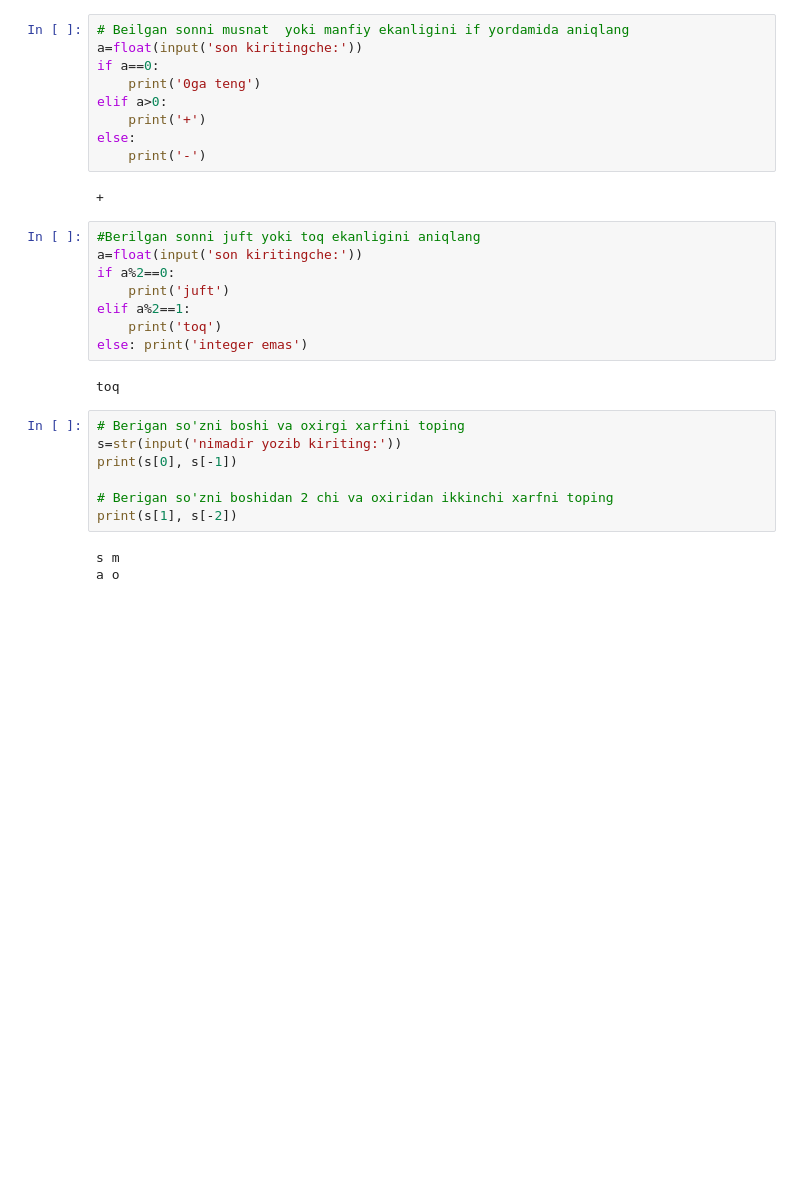
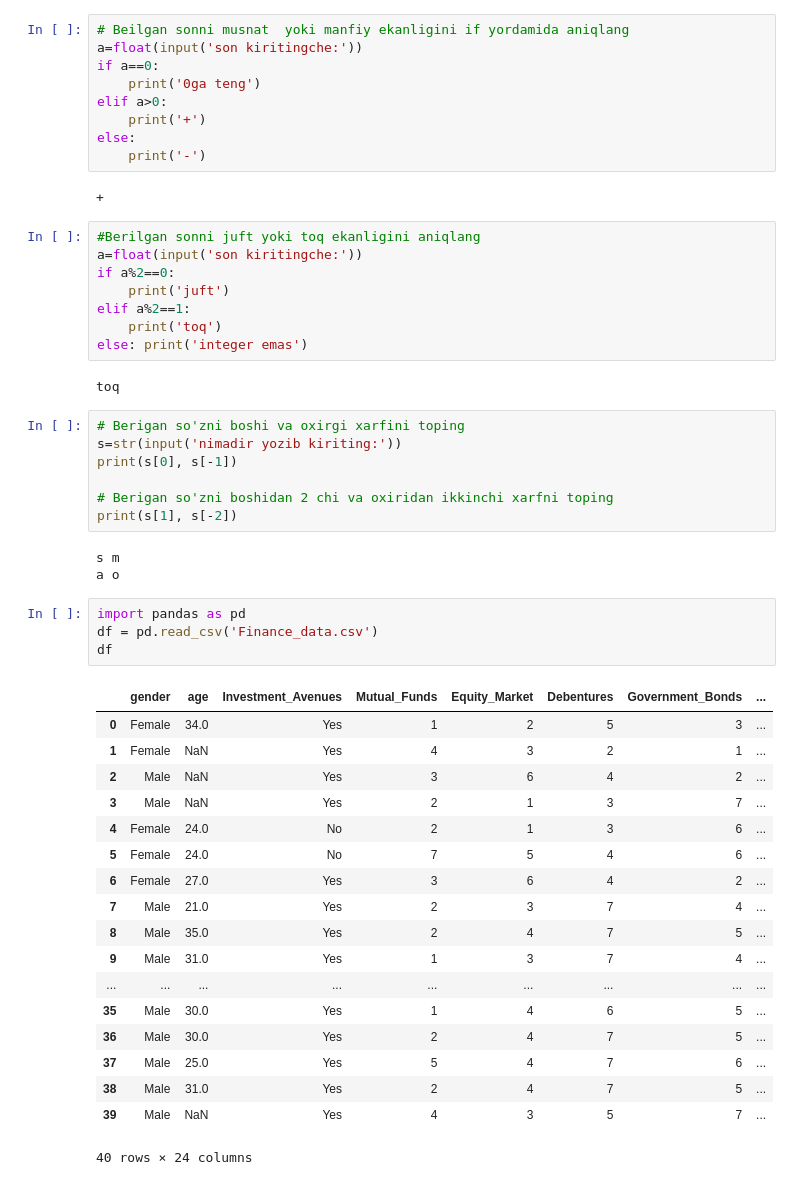
Before and after one commit to axrorbusan/salom, a Jupyter notebook: 3_dars/axror_3_dars.ipynb, the cells around one changed output. Cells and saved outputs as stored; diff of their text form; blank space fills up the shorter version.

```diff
--- a/3_dars/axror_3_dars.ipynb
+++ b/3_dars/axror_3_dars.ipynb
@@ -29,3 +29,26 @@ print(s[1], s[-2])
 # %% [output]
 s m
 a o
+# %%
+import pandas as pd
+df = pd.read_csv('Finance_data.csv')
+df
+# %% [output]
+|  | gender | age | Investment_Avenues | Mutual_Funds | Equity_Market | Debentures | Government_Bonds | ... |
+| 0 | Female | 34.0 | Yes | 1 | 2 | 5 | 3 | ... |
+| 1 | Female | NaN | Yes | 4 | 3 | 2 | 1 | ... |
+| 2 | Male | NaN | Yes | 3 | 6 | 4 | 2 | ... |
+| 3 | Male | NaN | Yes | 2 | 1 | 3 | 7 | ... |
+| 4 | Female | 24.0 | No | 2 | 1 | 3 | 6 | ... |
+| 5 | Female | 24.0 | No | 7 | 5 | 4 | 6 | ... |
+| 6 | Female | 27.0 | Yes | 3 | 6 | 4 | 2 | ... |
+| 7 | Male | 21.0 | Yes | 2 | 3 | 7 | 4 | ... |
+| 8 | Male | 35.0 | Yes | 2 | 4 | 7 | 5 | ... |
+| 9 | Male | 31.0 | Yes | 1 | 3 | 7 | 4 | ... |
+| ... | ... | ... | ... | ... | ... | ... | ... | ... |
+| 35 | Male | 30.0 | Yes | 1 | 4 | 6 | 5 | ... |
+| 36 | Male | 30.0 | Yes | 2 | 4 | 7 | 5 | ... |
+| 37 | Male | 25.0 | Yes | 5 | 4 | 7 | 6 | ... |
+| 38 | Male | 31.0 | Yes | 2 | 4 | 7 | 5 | ... |
+| 39 | Male | NaN | Yes | 4 | 3 | 5 | 7 | ... |
+40 rows × 24 columns
```
Also changed, not shown: parts of 5 cells of this notebook, 3 other files.
